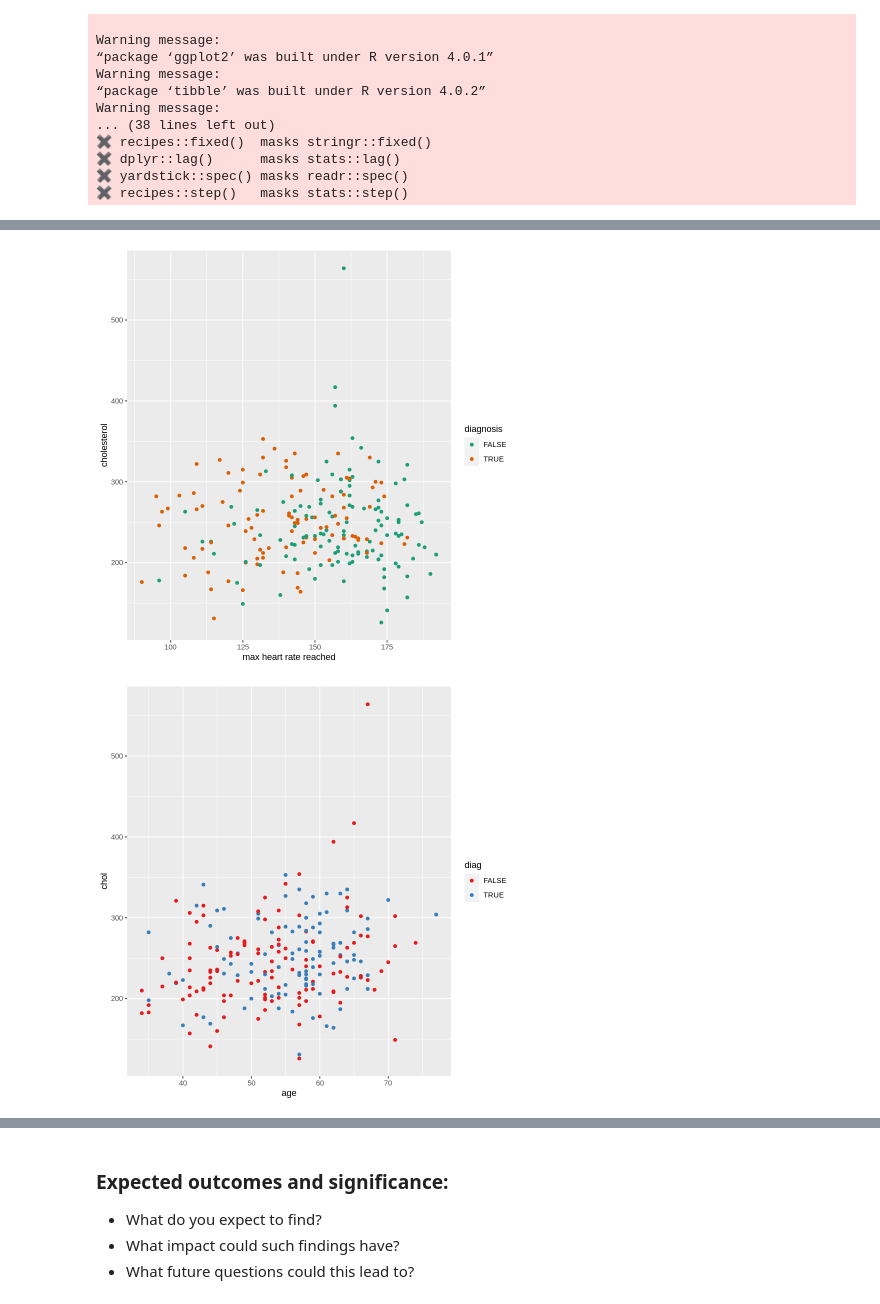
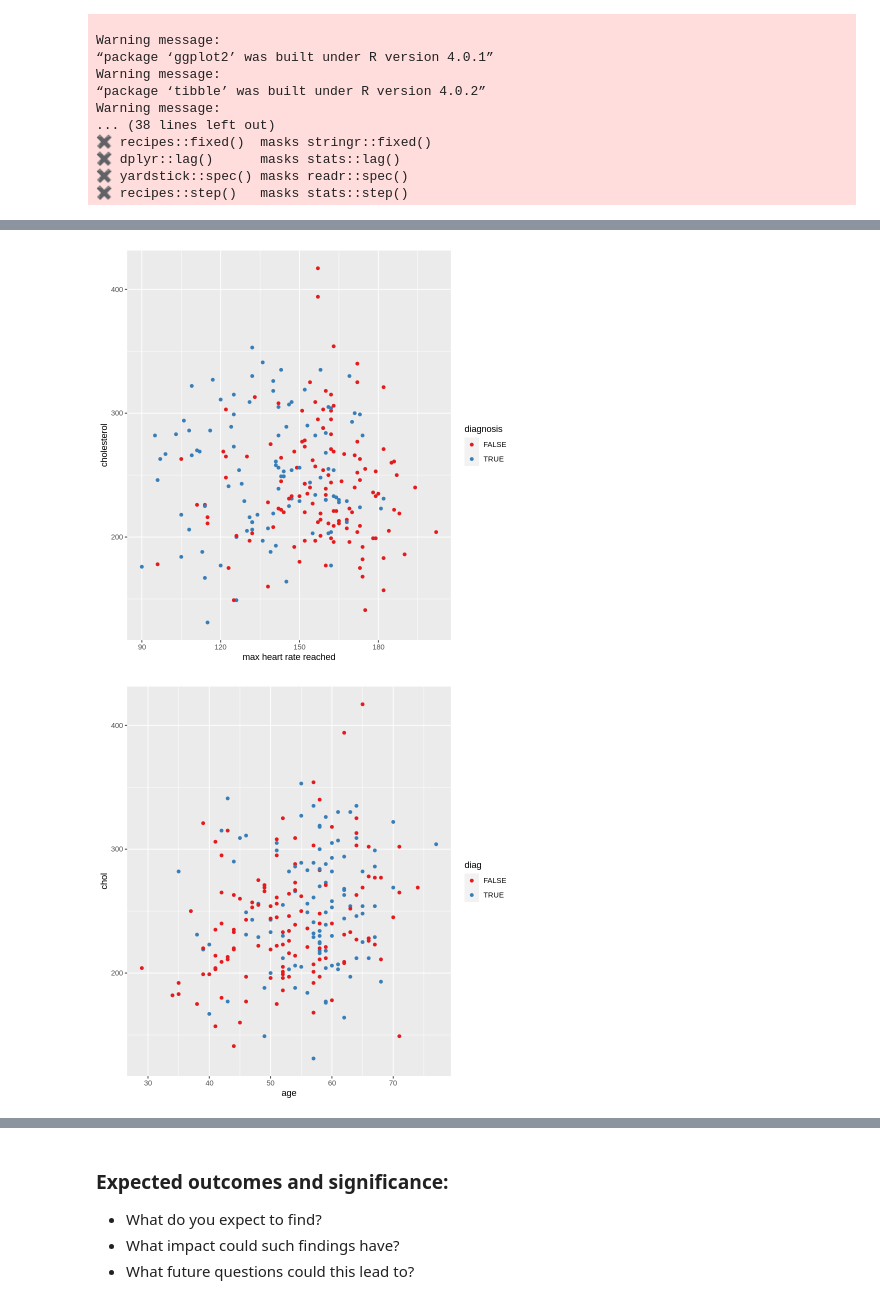
Before and after one commit to Agamchawla/group-29-project, a Jupyter notebook: group_project_proposal.ipynb, the cells around one changed output, grey strips where cells are left out. Cells and saved outputs as stored; diff of their text form; code cells hidden in the pictures.

Commit message:
Changed code to make "?" into NA, instead of deleting rows
This actually changed how our scatter plots look, so we can use age actually!!

```diff
--- a/group_project_proposal.ipynb
+++ b/group_project_proposal.ipynb
@@ -43,20 +43,22 @@ set.seed(1)
 # reading the dataframe from URL, assigning col names and types
 cleveland_data <- read_csv("https://archive.ics.uci.edu/ml/machine-learning-databases/heart-disease/processed.cleveland.data",
                            col_names = c("age", "sex", "cp", "trestbps", "chol", "fbs", "restecg",
-                                         "thalach", "exang", "oldpeak", "slope", "ca", "thal", "prob"),
+                                         "thalach", "exang", "oldpeak", "slope", "ca", "thal", "num"),
                            col_types = list("d", "d", "d", "d", "d", "d", "d", "d", "d", "d", "d", "f", "f", "d"))
 
 # cleaning, wrangling data
+
+cleveland_data[ cleveland_data == "?" ] <- NA
+
 cleveland_clean <- cleveland_data %>%
-                    filter_all(all_vars(. != "?"), all_vars(. == -9.0)) %>%
-                    mutate(diag = (prob > 0)) %>%
+                    mutate(diag = ifelse(is.na(num), NA, (num > 0))) %>%
                     mutate(sex = as.factor(as.integer(sex)), cp = as.factor(as.integer(cp)),
                            fbs = as.factor(as.integer(fbs)), restecg = as.factor(as.integer(restecg)),
                            exang = as.factor(as.integer(exang)), thal = as.factor(as.integer(thal)),
                            ca = as.factor(as.integer(ca)), slope = as.factor(as.integer(slope)))
 
 #splitting dataframe into training, testing datasets
-cleveland_split <- initial_split(cleveland_clean, prop = 3/4, strata = prob)
+cleveland_split <- initial_split(cleveland_clean, prop = 3/4, strata = num)
 
 cleveland_training <- training(cleveland_split)
 cleveland_testing <- testing(cleveland_split)
@@ -87,21 +89,27 @@ A tibble: 2 × 2
 # %%
 #plotting the training data
 
 
 plot1 <- ggplot(cleveland_training, aes(x = thalach, y = chol, color = diag)) +
                  geom_point() +
                  labs(x = "max heart rate reached", y = "cholesterol", color = "diagnosis") +
-                 scale_color_brewer(palette = "Dark2")
+                 scale_color_brewer(palette = "Set1")
 
 plot2 <- ggplot(cleveland_training, aes(x = age, y = chol, color = diag)) +
                  geom_point() +
                  labs() +
                  scale_color_brewer(palette = "Set1")
 
+plot3 <- ggplot(cleveland_training, aes(x = age, y = thalach, color = sex)) +
+                 geom_point() +
+                 labs() +
+                 scale_color_brewer(palette = "Set1")
+
 plot1
 plot2
+plot3
 
 #!!! test with other <fct> cols
 # %% [output]
-[figure, old version]
+[figure, new version]
-[figure, old version]
+[figure, new version]
```
Also changed, not shown: parts of 4 cells of this notebook.
